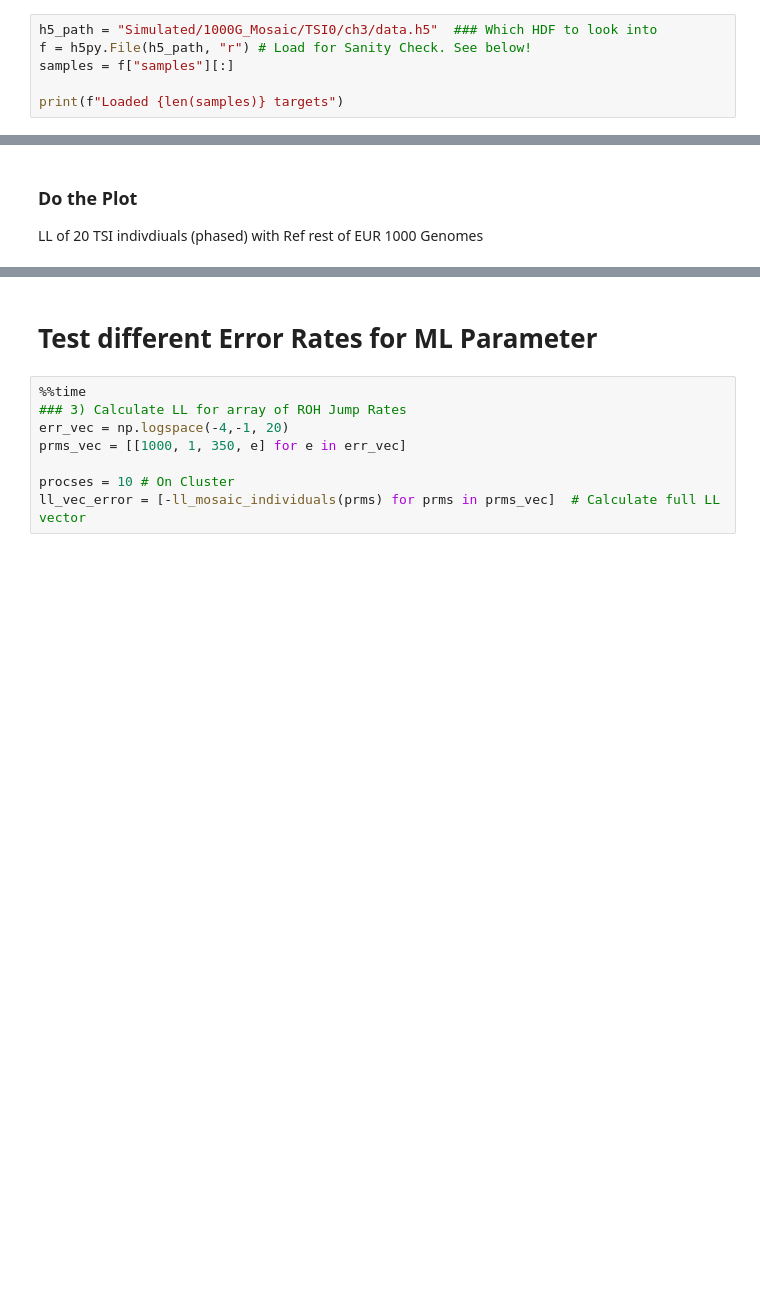
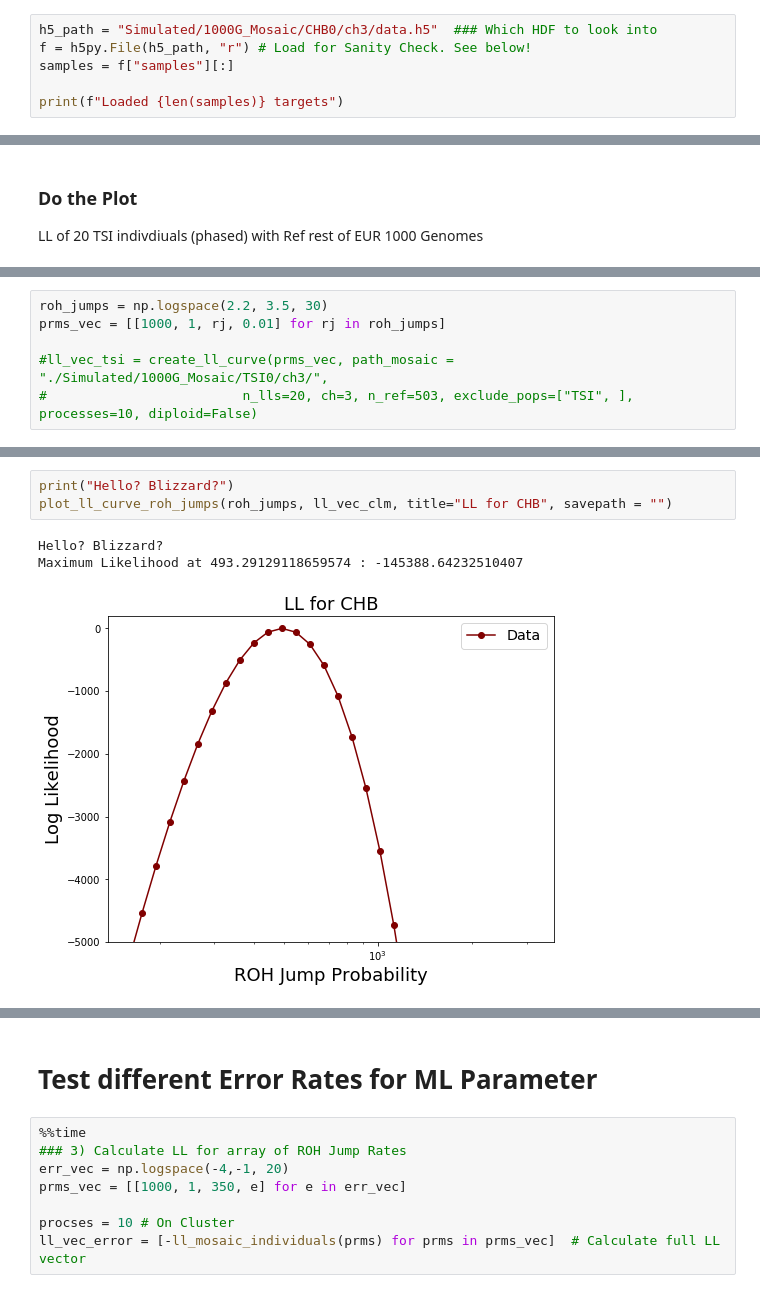
Before and after one commit to hringbauer/hapROH, a Jupyter notebook: Notebooks/LikelihoodAnalysis/likelihoodParams.ipynb, the cells around one changed output, grey strips where cells are left out. Cells and saved outputs as stored; diff of their text form; blank space fills up the shorter version.

```diff
--- a/Notebooks/LikelihoodAnalysis/likelihoodParams.ipynb
+++ b/Notebooks/LikelihoodAnalysis/likelihoodParams.ipynb
@@ -154,7 +155,7 @@ Idea: Have array of hmms [hmm, hmm1, ... ]. The LL Function updates the jump par
 # %% [markdown]
 ### 1) Load HDF5
 # %%
-h5_path = "Simulated/1000G_Mosaic/TSI0/ch3/data.h5"  ### Which HDF to look into
+h5_path = "Simulated/1000G_Mosaic/CHB0/ch3/data.h5"  ### Which HDF to look into
 f = h5py.File(h5_path, "r") # Load for Sanity Check. See below!
 samples = f["samples"][:]
 
@@ -349,0 +384,6 @@ LL of 20 TSI indivdiuals (phased) with Ref rest of EUR 1000 Genomes
+# %%
+roh_jumps = np.logspace(2.2, 3.5, 30)
+prms_vec = [[1000, 1, rj, 0.01] for rj in roh_jumps]
+
+#ll_vec_tsi = create_ll_curve(prms_vec, path_mosaic = "./Simulated/1000G_Mosaic/TSI0/ch3/",
+#                         n_lls=20, ch=3, n_ref=503, exclude_pops=["TSI", ], processes=10, diploid=False)
@@ -349,0 +411,7 @@ LL of 20 TSI indivdiuals (phased) with Ref rest of EUR 1000 Genomes
+# %%
+print("Hello? Blizzard?")
+plot_ll_curve_roh_jumps(roh_jumps, ll_vec_clm, title="LL for CHB", savepath = "")
+# %% [output]
+Hello? Blizzard?
+Maximum Likelihood at 493.29129118659574 : -145388.64232510407
+[figure, added]
```
Also changed, not shown: parts of 18 cells of this notebook, 3 other files.
